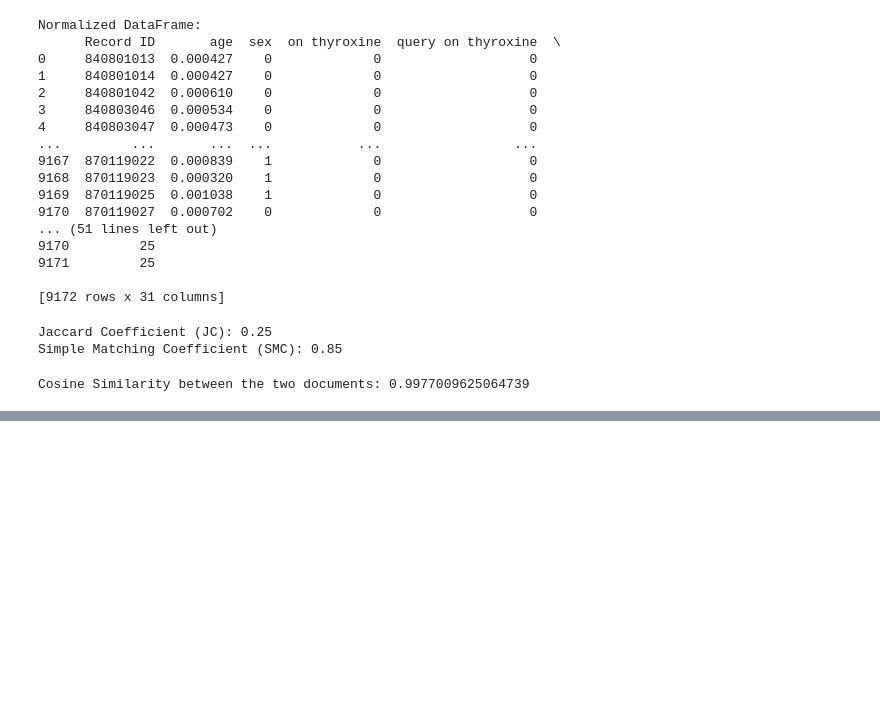
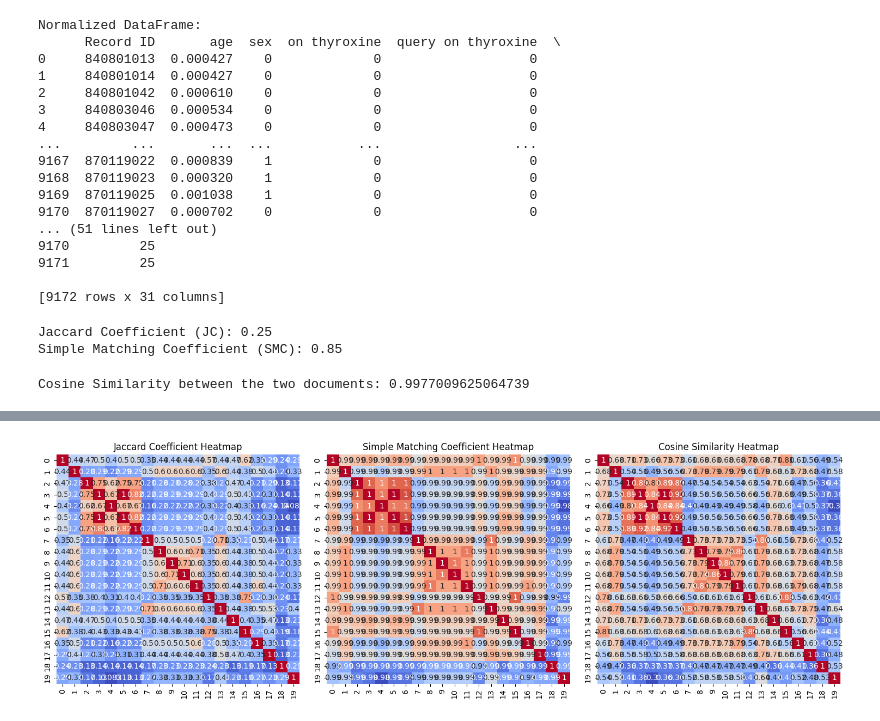
Before and after one commit to shashank-amireddy/MachineLearning, a Jupyter notebook: LAB-2/LAB_2.ipynb, the cells around one changed output, grey strips where cells are left out. Cells and saved outputs as stored; diff of their text form; code cells hidden in the pictures; blank space fills up the shorter version.

```diff
--- a/LAB-2/LAB_2.ipynb
+++ b/LAB-2/LAB_2.ipynb
@@ -442,0 +392,53 @@ plt.show()
+# %%
+
+import pandas as pd
+import numpy as np
+from sklearn.preprocessing import StandardScaler
+from sklearn.metrics.pairwise import cosine_similarity
+import seaborn as sns
+import matplotlib.pyplot as plt
+
+df = pd.read_csv('thyroid0387_UCI.csv')
+numeric_cols = df.select_dtypes(include=['float64', 'int64']).columns
+scaler = StandardScaler()
+df[numeric_cols] = scaler.fit_transform(df[numeric_cols])
+df_binary = pd.get_dummies(df, drop_first=True)
+df_20 = df_binary.iloc[:20]
+jc_matrix = np.zeros((20, 20))
+smc_matrix = np.zeros((20, 20))
+cosine_matrix = np.zeros((20, 20))
+
+# Calculate similarities
+for i in range(20):
+    for j in range(20):
+        vec1 = df_20.iloc[i]
+        vec2 = df_20.iloc[j]
+
+        f11 = sum((vec1 == 1) & (vec2 == 1))
+        f10 = sum((vec1 == 1) & (vec2 == 0))
+        f01 = sum((vec1 == 0) & (vec2 == 1))
+        f00 = sum((vec1 == 0) & (vec2 == 0))
+
+        jc_matrix[i, j] = f11 / (f11 + f10 + f01)
+        smc_matrix[i, j] = (f11 + f00) / (f11 + f10 + f01 + f00)
+        cosine_matrix[i, j] = cosine_similarity([vec1], [vec2])[0][0]
+
+# Plot heatmaps
+plt.figure(figsize=(15, 5))
+
+plt.subplot(1, 3, 1)
+sns.heatmap(jc_matrix, annot=True, cmap='coolwarm', cbar=False)
+plt.title('Jaccard Coefficient Heatmap')
+
+plt.subplot(1, 3, 2)
+sns.heatmap(smc_matrix, annot=True, cmap='coolwarm', cbar=False)
+plt.title('Simple Matching Coefficient Heatmap')
+
+plt.subplot(1, 3, 3)
+sns.heatmap(cosine_matrix, annot=True, cmap='coolwarm', cbar=False)
+plt.title('Cosine Similarity Heatmap')
+
+plt.tight_layout()
+plt.show()
+# %% [output]
+[figure, added]
```
Also changed, not shown: parts of 1 cell of this notebook.
